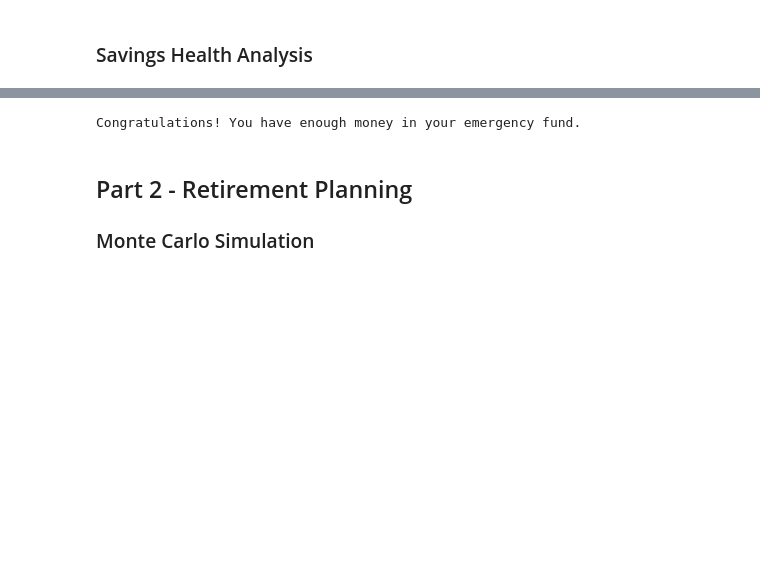
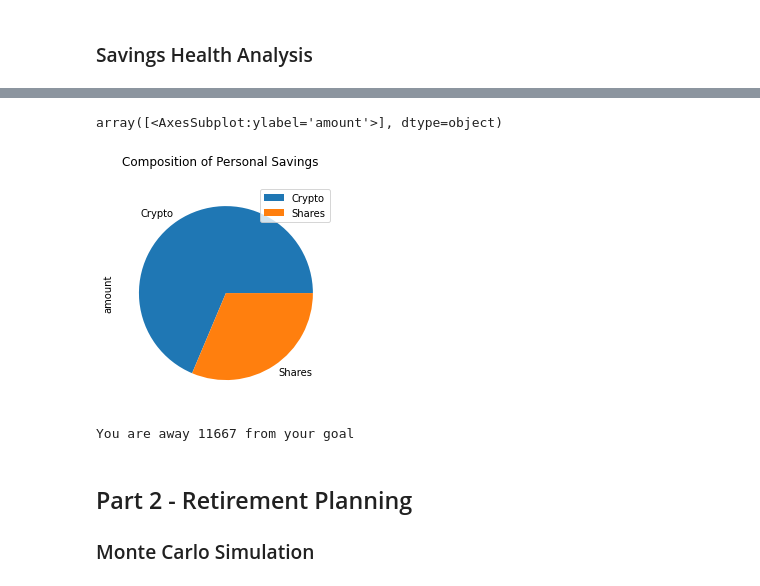
Before and after one commit to Valeriangrip/financial_planning, a Jupyter notebook: financial-planner.ipynb, the cells around one changed output, grey strips where cells are left out. Cells and saved outputs as stored; diff of their text form; code cells hidden in the pictures; blank space fills up the shorter version.

Commit message:
Complete if statement for goal calculation

```diff
--- a/financial-planner.ipynb
+++ b/financial-planner.ipynb
@@ -143,17 +138,26 @@ display(df_savings)
 # %%
 # Plot savings pie chart
-df_savings.plot.pie(y=,title=
+df_savings.plot.pie(subplots=True,title="Composition of Personal Savings")
+# %% [output]
+array([<AxesSubplot:ylabel='amount'>], dtype=object)
+[figure, added]
-# %%
-# Set ideal emergency fund
-emergency_fund = monthly_income * 3
-
-# Calculate total amount of savings
-# YOUR CODE HERE!
-
-# Validate saving health
-# YOUR CODE HERE!
-# %% [output]
-Congratulations! You have enough money in your emergency fund.
+# %%
+# Set ideal emergency fund
+emergency_fund = monthly_income
+
+# Calculate total amount of savings
+total_savings=crypto+shares
+
+# Validate saving health
+if total_savings > emergency_fund:
+    print("Congratulations of having enough money for emergency")
+elif total_savings==emergency_fund:
+    print("Congratulations on meeting your financial goal")
+else:
+    goal=emergency_fund-total_savings
+    print(f"You are away {goal} from your goal")
+# %% [output]
+You are away 11667 from your goal
 # %% [markdown]
 ## Part 2 - Retirement Planning
 
```
Also changed, not shown: parts of 3 cells of this notebook.
